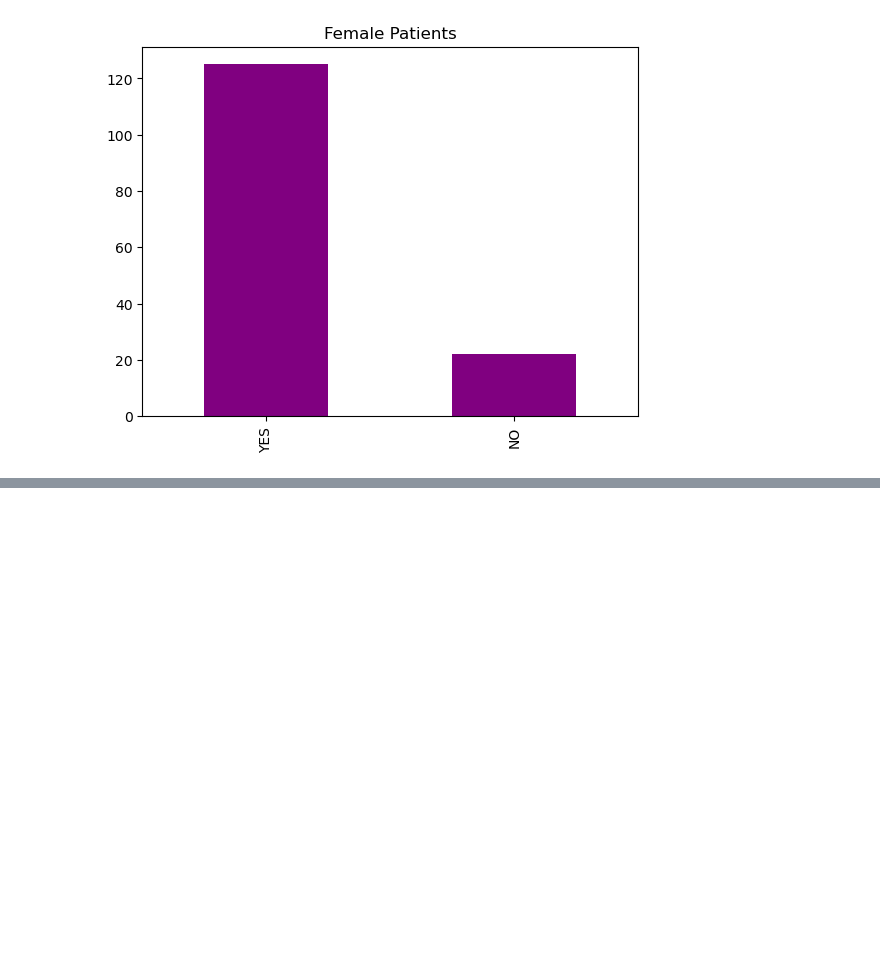
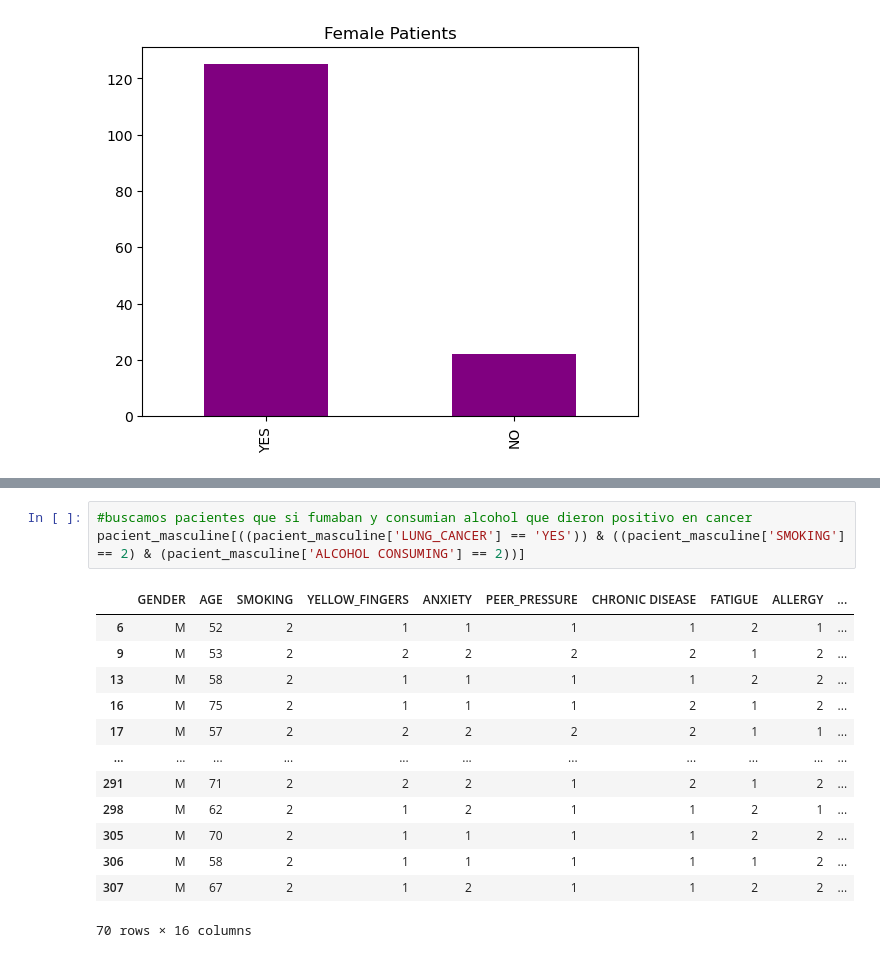
Before and after one commit to VazRos03/PracticaData, a Jupyter notebook: cancer/analisisDataCancer2.ipynb, the cells around one changed output, grey strips where cells are left out. Cells and saved outputs as stored; diff of their text form; blank space fills up the shorter version.

```diff
--- a/cancer/analisisDataCancer2.ipynb
+++ b/cancer/analisisDataCancer2.ipynb
@@ -134,0 +143,17 @@ pacient_female['LUNG_CANCER'].value_counts().plot(kind='bar', title='Female Pati
+# %%
+#buscamos pacientes que si fumaban y consumian alcohol que dieron positivo en cancer
+pacient_masculine[((pacient_masculine['LUNG_CANCER'] == 'YES')) & ((pacient_masculine['SMOKING'] == 2) & (pacient_masculine['ALCOHOL CONSUMING'] == 2))]
+# %% [output]
+|  | GENDER | AGE | SMOKING | YELLOW_FINGERS | ANXIETY | PEER_PRESSURE | CHRONIC DISEASE | FATIGUE | ALLERGY | ... |
+| 6 | M | 52 | 2 | 1 | 1 | 1 | 1 | 2 | 1 | ... |
+| 9 | M | 53 | 2 | 2 | 2 | 2 | 2 | 1 | 2 | ... |
+| 13 | M | 58 | 2 | 1 | 1 | 1 | 1 | 2 | 2 | ... |
+| 16 | M | 75 | 2 | 1 | 1 | 1 | 2 | 1 | 2 | ... |
+| 17 | M | 57 | 2 | 2 | 2 | 2 | 2 | 1 | 1 | ... |
+| ... | ... | ... | ... | ... | ... | ... | ... | ... | ... | ... |
+| 291 | M | 71 | 2 | 2 | 2 | 1 | 2 | 1 | 2 | ... |
+| 298 | M | 62 | 2 | 1 | 2 | 1 | 1 | 2 | 1 | ... |
+| 305 | M | 70 | 2 | 1 | 1 | 1 | 1 | 2 | 2 | ... |
+| 306 | M | 58 | 2 | 1 | 1 | 1 | 1 | 1 | 2 | ... |
+| 307 | M | 67 | 2 | 1 | 2 | 1 | 1 | 2 | 2 | ... |
+70 rows × 16 columns
```
Also changed, not shown: parts of 4 cells of this notebook.
